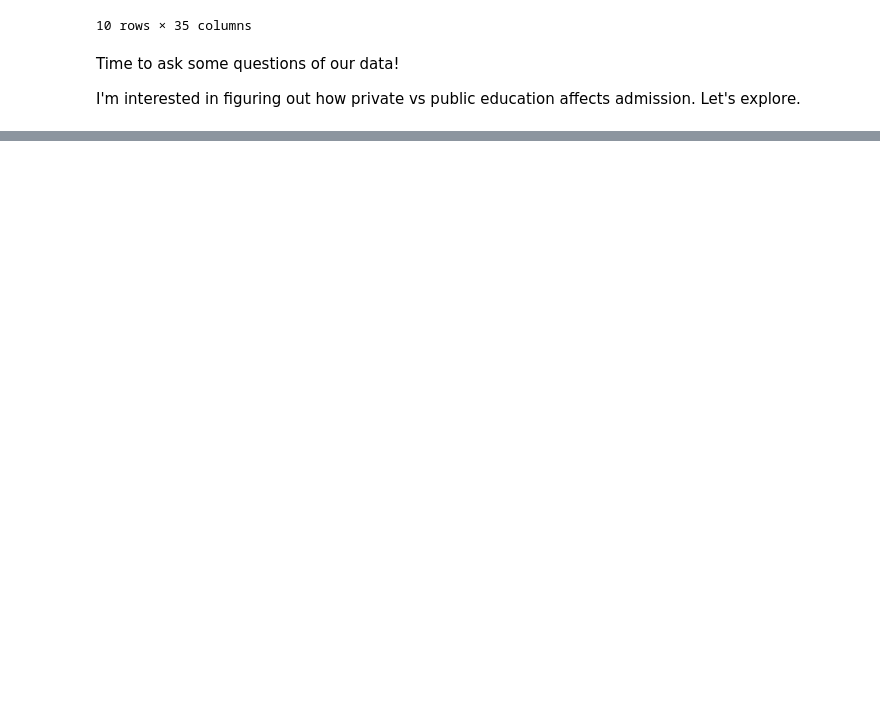
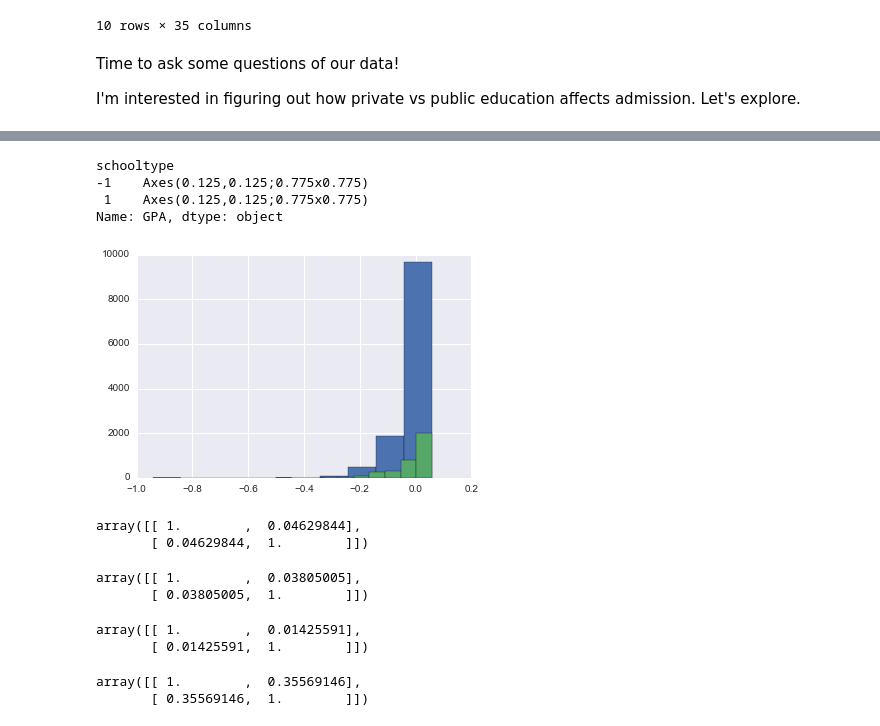
Before and after one commit to wihl/cs109-groupproj-college, a Jupyter notebook: Exploratory.ipynb, the cells around one changed output, grey strips where cells are left out. Cells and saved outputs as stored; diff of their text form; code cells hidden in the pictures; blank space fills up the shorter version.

```diff
--- a/Exploratory.ipynb
+++ b/Exploratory.ipynb
@@ -61,0 +67,28 @@ TypeError: 'module' object is not callable
+# %%
+byschooltype.GPA.hist()
+# %% [output]
+schooltype
+-1    Axes(0.125,0.125;0.775x0.775)
+ 1    Axes(0.125,0.125;0.775x0.775)
+Name: GPA, dtype: object
+[figure, added]
+# %%
+np.corrcoef(partialdata.schooltype,partialdata.canAfford)
+# %% [output]
+array([[ 1.        ,  0.04629844],
+       [ 0.04629844,  1.        ]])
+# %%
+np.corrcoef(partialdata.schooltype,partialdata.alumni)
+# %% [output]
+array([[ 1.        ,  0.03805005],
+       [ 0.03805005,  1.        ]])
+# %%
+np.corrcoef(partialdata.canAfford,partialdata.alumni)
+# %% [output]
+array([[ 1.        ,  0.01425591],
+       [ 0.01425591,  1.        ]])
+# %%
+np.corrcoef(fulldata.GPA,fulldata.admissionstest)
+# %% [output]
+array([[ 1.        ,  0.35569146],
+       [ 0.35569146,  1.        ]])
```
Also changed, not shown: parts of 4 cells of this notebook.
